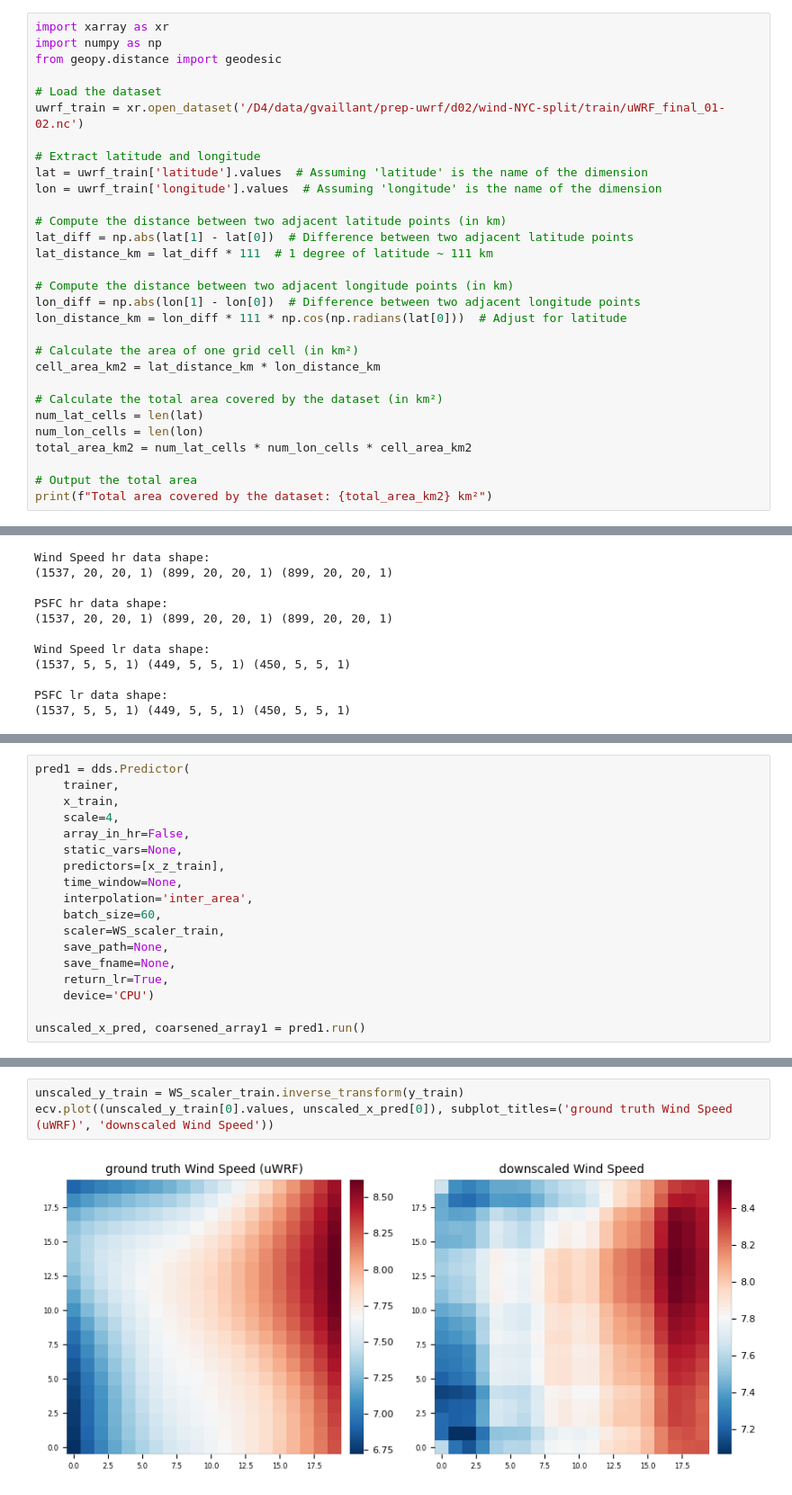
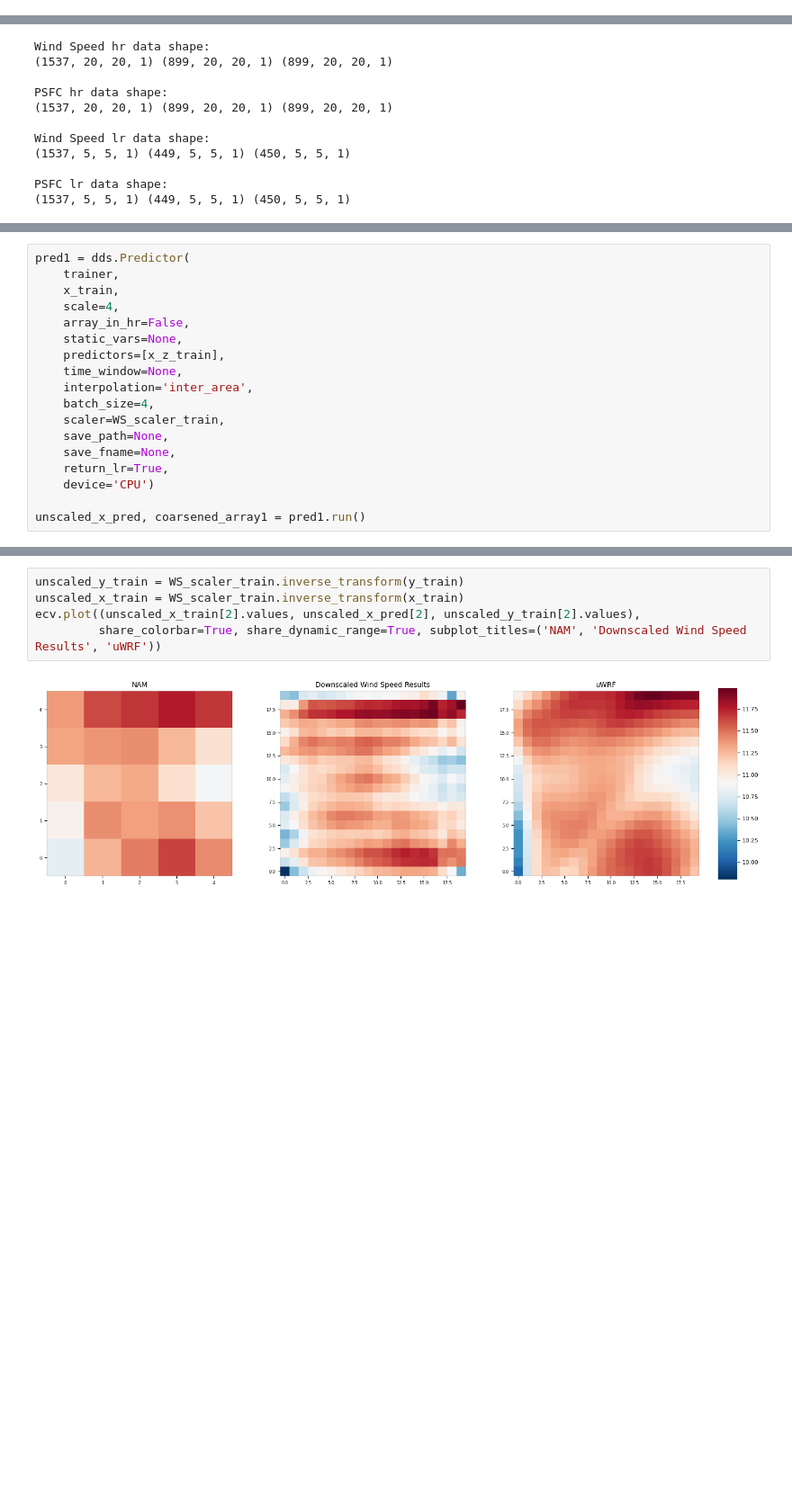
Before and after one commit to gabbyvaillant/downscaling, a Jupyter notebook: models/Wind-NYC-Model.ipynb, the cells around one changed output, grey strips where cells are left out. Shown: that part at 90% size. Saved outputs shown, nothing was run; the diff lists cells and outputs as text; blank space fills up the shorter version.

```diff
--- a/models/Wind-NYC-Model.ipynb
+++ b/models/Wind-NYC-Model.ipynb
@@ -40,30 +47,0 @@ nam_test = xr.open_dataset('/home/gvaillant1/downscaling/data/WS-NYC-data/aligne
-# %%
-import xarray as xr
-import numpy as np
-from geopy.distance import geodesic
-
-# Load the dataset
-uwrf_train = xr.open_dataset('/D4/data/gvaillant/prep-uwrf/d02/wind-NYC-split/train/uWRF_final_01-02.nc')
-
-# Extract latitude and longitude
-lat = uwrf_train['latitude'].values  # Assuming 'latitude' is the name of the dimension
-lon = uwrf_train['longitude'].values  # Assuming 'longitude' is the name of the dimension
-
-# Compute the distance between two adjacent latitude points (in km)
-lat_diff = np.abs(lat[1] - lat[0])  # Difference between two adjacent latitude points
-lat_distance_km = lat_diff * 111  # 1 degree of latitude ~ 111 km
-
-# Compute the distance between two adjacent longitude points (in km)
-lon_diff = np.abs(lon[1] - lon[0])  # Difference between two adjacent longitude points
-lon_distance_km = lon_diff * 111 * np.cos(np.radians(lat[0]))  # Adjust for latitude
-
-# Calculate the area of one grid cell (in km²)
-cell_area_km2 = lat_distance_km * lon_distance_km
-
-# Calculate the total area covered by the dataset (in km²)
-num_lat_cells = len(lat)
-num_lon_cells = len(lon)
-total_area_km2 = num_lat_cells * num_lon_cells * cell_area_km2
-
-# Output the total area
-print(f"Total area covered by the dataset: {total_area_km2} km²")
@@ -274,7 +272,7 @@ pred1 = dds.Predictor(
     predictors=[x_z_train],
     time_window=None,
     interpolation='inter_area',
-    batch_size=60,
+    batch_size=4,
     scaler=WS_scaler_train,
     save_path=None,
     save_fname=None,
@@ -302,5 +306,7 @@ ecv.plot((unscaled_x_test[0].values, unscaled_x_pred[0]), subplot_titles=('origi
 # %%
 unscaled_y_train = WS_scaler_train.inverse_transform(y_train)
-ecv.plot((unscaled_y_train[0].values, unscaled_x_pred[0]), subplot_titles=('ground truth Wind Speed (uWRF)', 'downscaled Wind Speed'))
+unscaled_x_train = WS_scaler_train.inverse_transform(x_train)
+ecv.plot((unscaled_x_train[2].values, unscaled_x_pred[2], unscaled_y_train[2].values),
+         share_colorbar=True, share_dynamic_range=True, subplot_titles=('NAM', 'Downscaled Wind Speed Results', 'uWRF'))
 # %% [output]
-[figure, old version]
+[figure, new version]
```
Also changed, not shown: parts of 27 cells of this notebook, 1 other file.
